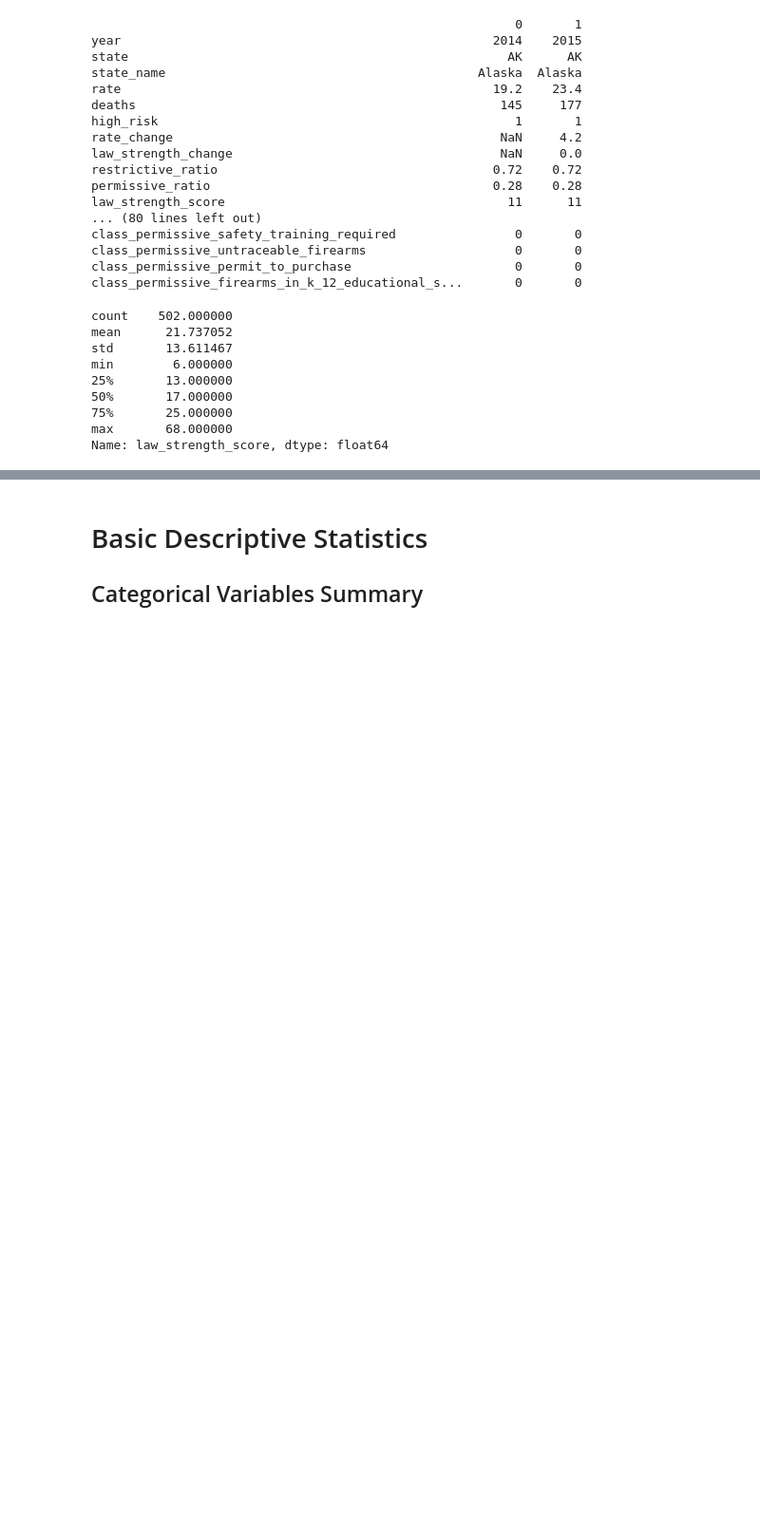
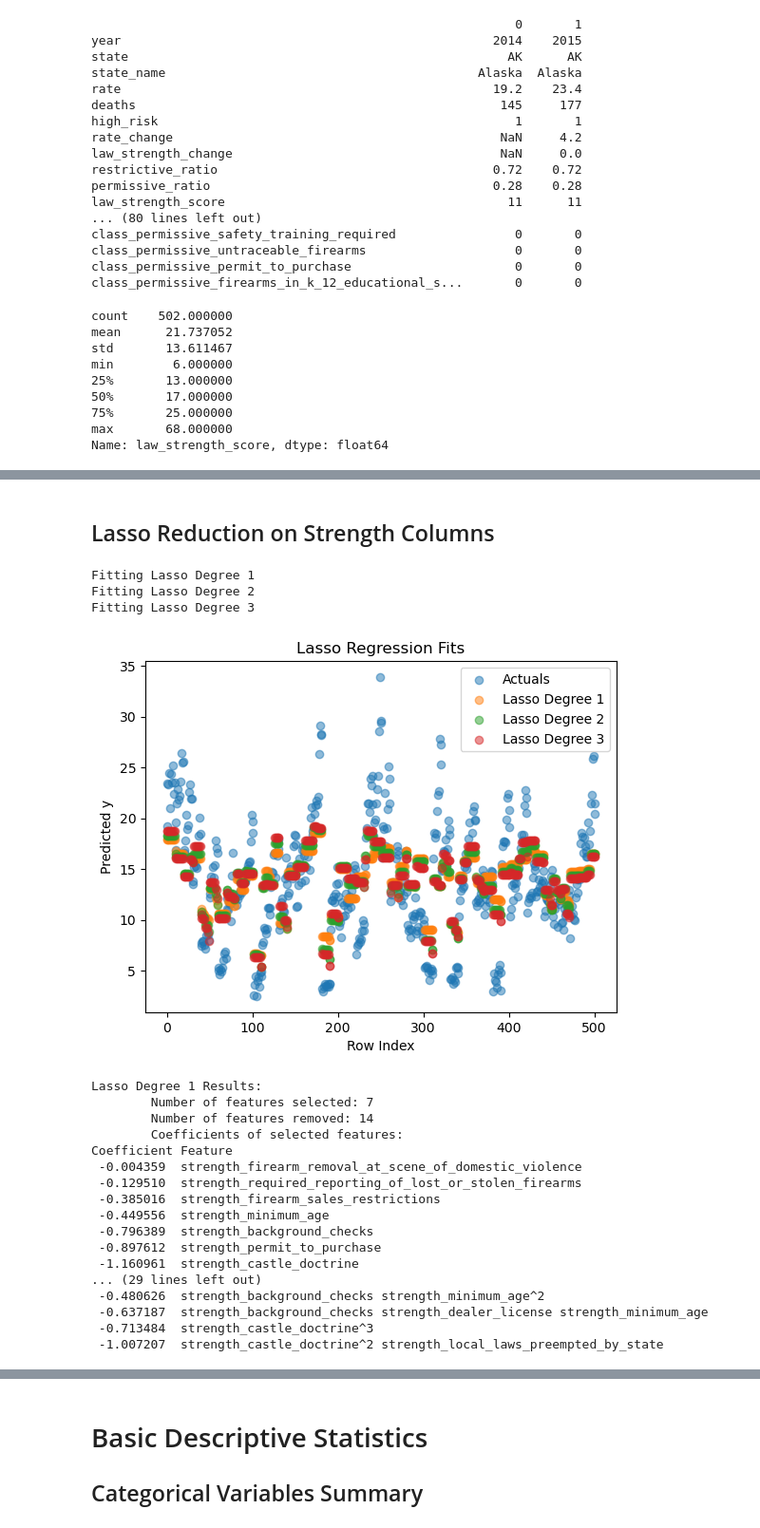
Before and after one commit to chloeob74/gun_policy_analysis, a Jupyter notebook: q_law_types/eda-terry.ipynb, the cells around one changed output, grey strips where cells are left out. Shown at 95% size. Saved outputs shown, nothing was run; the diff lists cells and outputs as text; code cells hidden in the pictures; blank space fills up the shorter version.

Commit message:
Updated Lasso section

```diff
--- a/q_law_types/eda-terry.ipynb
+++ b/q_law_types/eda-terry.ipynb
@@ -64,26 +53,0 @@ if(len(strength_columns) != len(restrictive_columns) or len(restrictive_columns)
-# %%
-noDC = df[df['state'] != 'District of Columbia']
-noDC.sort_values(by='rate')
-poly = PolynomialFeatures(degree=2)
-df_poly = poly.fit_transform(df[factors_of_interest])
-
-# with pd.option_context('display.max_rows', None,):
-#     print(len(poly.get_feature_names_out()))
-#     print(pd.DataFrame(df_poly))
-models = []
-for count, degree in enumerate([1,2,3]):
-    print(f"Fitting Lasso Degree {degree}")
-    model = Pipeline([
-        ('poly', PolynomialFeatures(degree)),
-        ('scaler', StandardScaler()),
-        ('lasso', Lasso())
-        ])
-    fit = model.fit(noDC[factors_of_interest], noDC['rate'])
-    models.append({'degree': degree, 'model': model, 'fit': fit})
-    y_plot = model.predict(noDC[factors_of_interest])
-    plt.scatter(noDC['rate'], y_plot,
-             label=f'Lasso Degree {degree}', alpha=0.5)
-
-plt.legend(loc='lower left')
-
-plt.show()
@@ -142,0 +114,41 @@ Coefficient Feature
+# %%
+noDC = df[df['state'] != 'District of Columbia']
+
+columns =list(df.columns)
+strength_columns = [col for col in df.columns if col.startswith('strength_') ]
+restrictive_columns = [col for col in df.columns if col.startswith('class_restrictive_') ]
+permissive_columns  = [col for col in df.columns if col.startswith('class_permissive_') ]
+assert(len(strength_columns) == len(restrictive_columns) and len(restrictive_columns) == len(permissive_columns)),\
+      f"Columns of Interest: {len(strength_columns)} strength, {len(restrictive_columns)} restrictive, {len(permissive_columns)} permissive"
+
+#factors_of_interest = ['law_strength_score'] + strength_columns + restrictive_columns + permissive_columns
+#factors_of_interest = restrictive_columns + permissive_columns
+factors_of_interest = strength_columns
+
+degrees = [1, 2, 3]
+# %% [markdown]
+## Lasso Reduction on Strength Columns
+# %%
+_ = lasso_reduction(noDC[strength_columns], noDC['rate'], degrees)
+# %% [output]
+Fitting Lasso Degree 1
+Fitting Lasso Degree 2
+Fitting Lasso Degree 3
+[figure, added]
+Lasso Degree 1 Results:
+        Number of features selected: 7
+        Number of features removed: 14
+        Coefficients of selected features:
+Coefficient Feature
+ -0.004359  strength_firearm_removal_at_scene_of_domestic_violence
+ -0.129510  strength_required_reporting_of_lost_or_stolen_firearms
+ -0.385016  strength_firearm_sales_restrictions
+ -0.449556  strength_minimum_age
+ -0.796389  strength_background_checks
+ -0.897612  strength_permit_to_purchase
+ -1.160961  strength_castle_doctrine
+... (29 lines left out)
+ -0.480626  strength_background_checks strength_minimum_age^2
+ -0.637187  strength_background_checks strength_dealer_license strength_minimum_age
+ -0.713484  strength_castle_doctrine^3
+ -1.007207  strength_castle_doctrine^2 strength_local_laws_preempted_by_state
```
Also changed, not shown: parts of 7 cells of this notebook.
